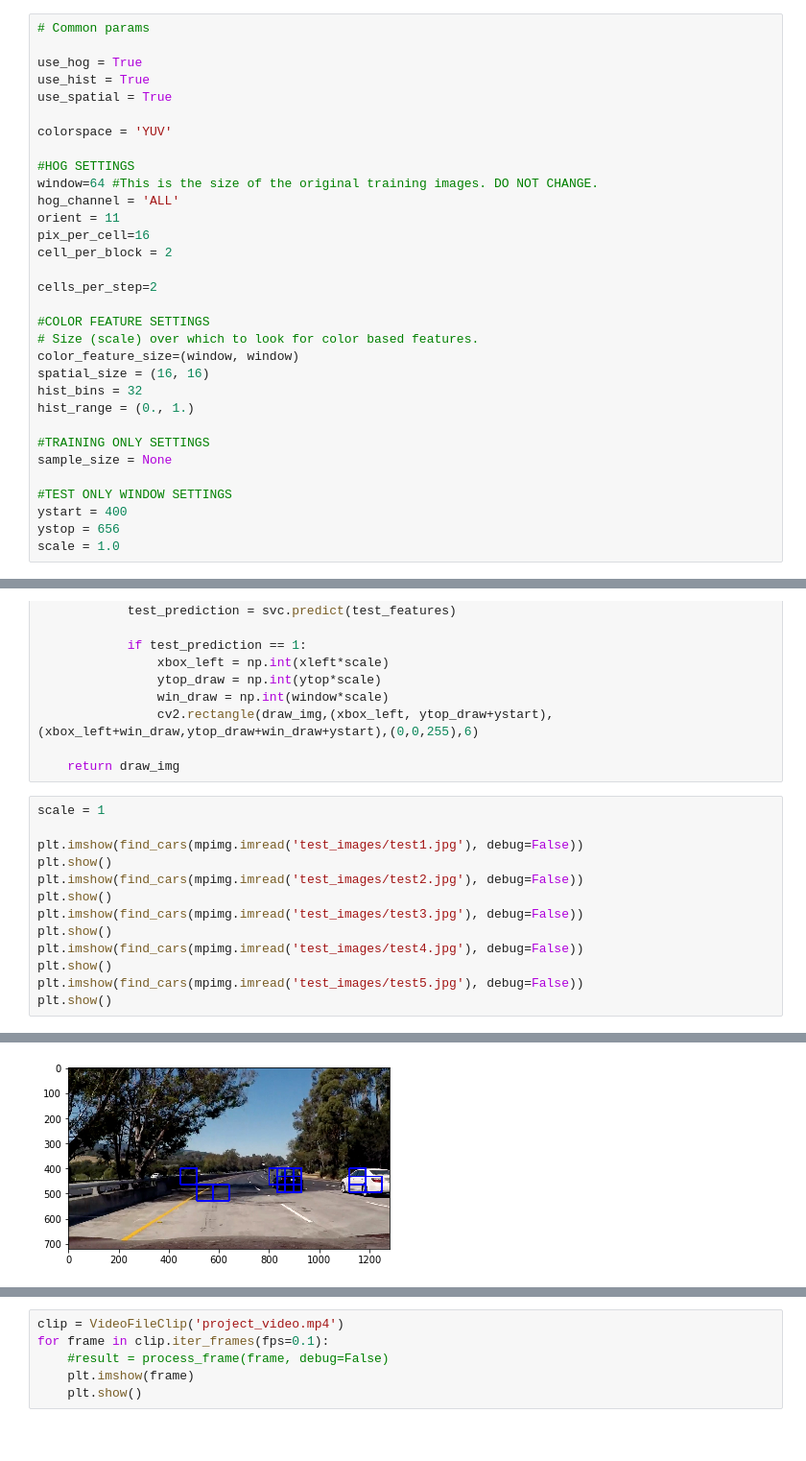
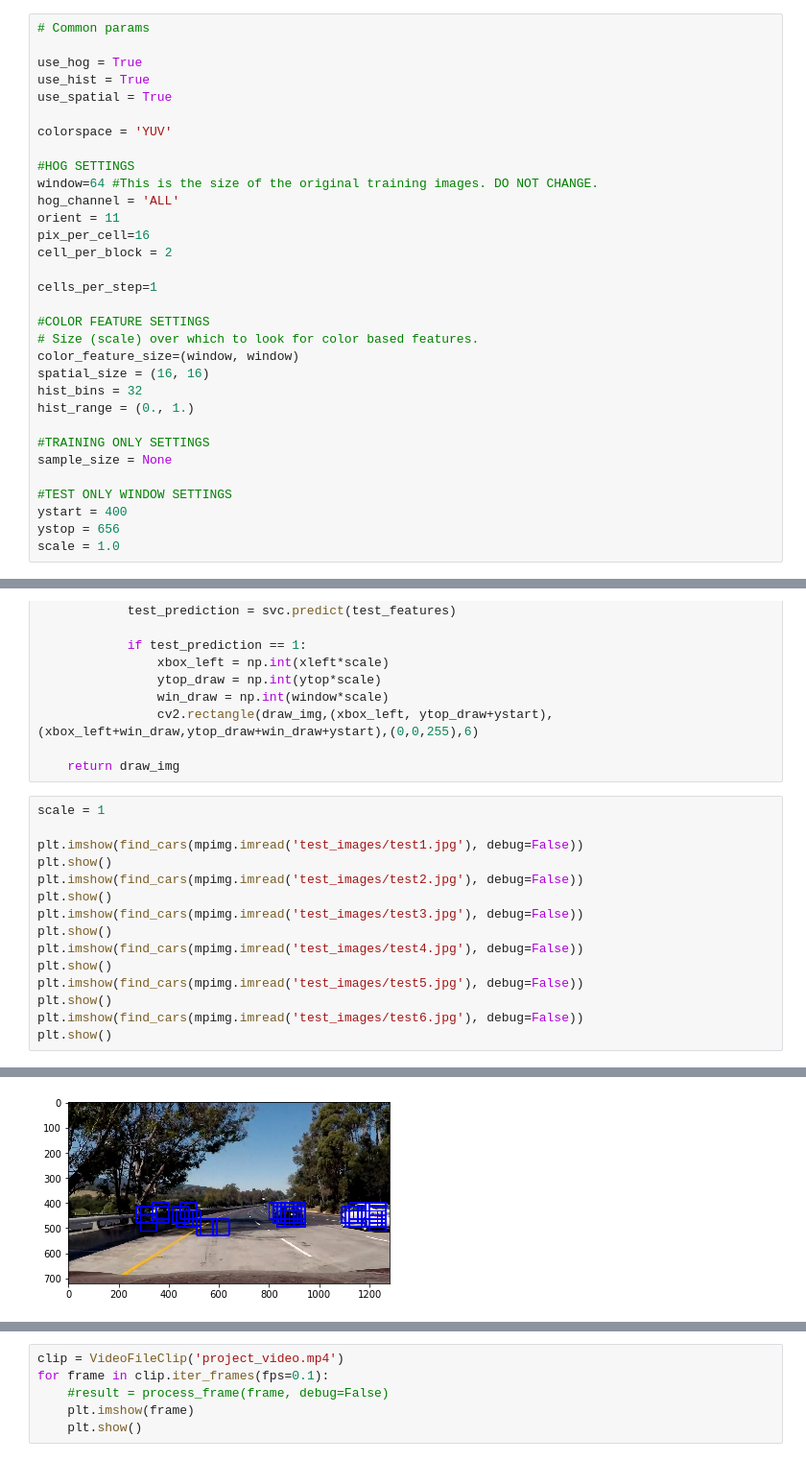
Before and after one commit to frankcarey/CarND-Vehicle-Detection, a Jupyter notebook: assignment.ipynb, the cells around one changed output, grey strips where cells are left out. Shown at 96% size. Saved outputs shown, nothing was run; the diff lists cells and outputs as text.

Commit message:
Even better results when using a cells_per_step of 1 to get better overlap. Getting a little confused on shadows, but working well so far.

```diff
--- a/assignment.ipynb
+++ b/assignment.ipynb
@@ -42,7 +42,7 @@ orient = 11
 pix_per_cell=16
 cell_per_block = 2
 
-cells_per_step=2
+cells_per_step=1
 
 #COLOR FEATURE SETTINGS
 # Size (scale) over which to look for color based features.
@@ -291,4 +291,6 @@ plt.imshow(find_cars(mpimg.imread('test_images/test4.jpg'), debug=False))
 plt.show()
 plt.imshow(find_cars(mpimg.imread('test_images/test5.jpg'), debug=False))
 plt.show()
+plt.imshow(find_cars(mpimg.imread('test_images/test6.jpg'), debug=False))
+plt.show()
 # %% [output]
@@ -299 +301 @@ plt.show()
-[figure, old version]
+[figure, new version]
```
Also changed, not shown: parts of 1 cell of this notebook.
